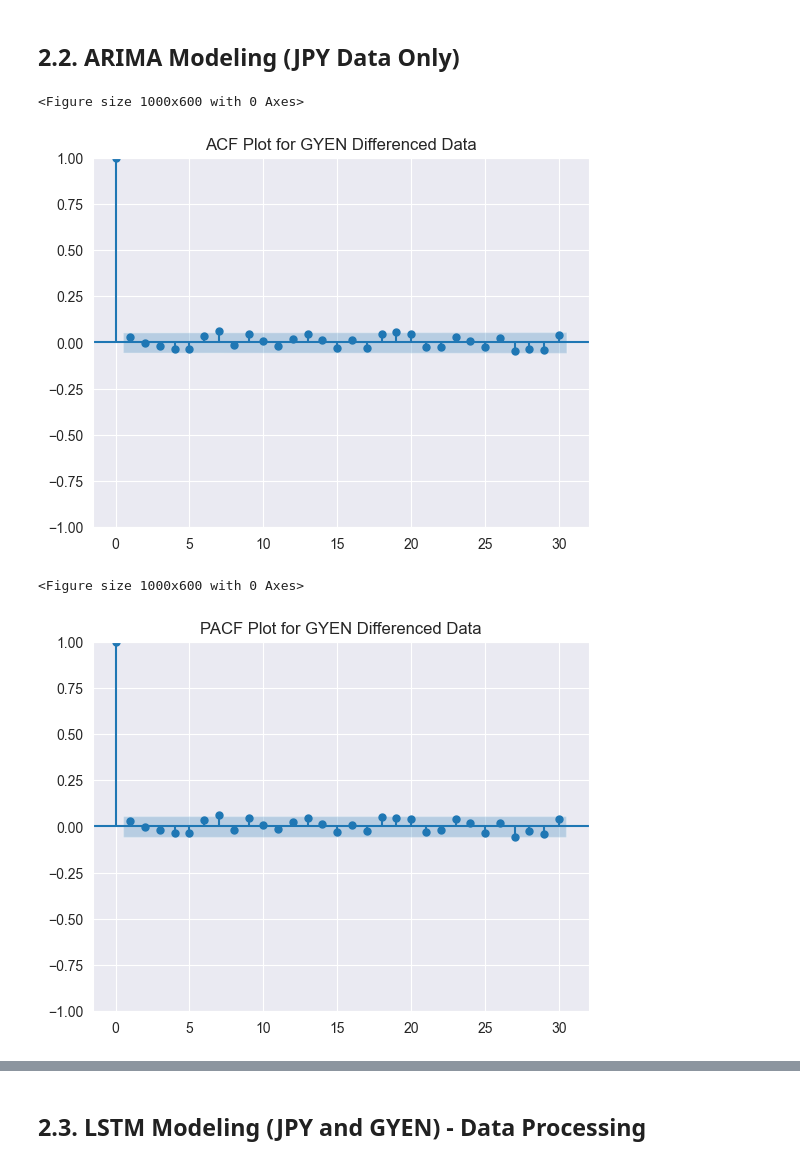
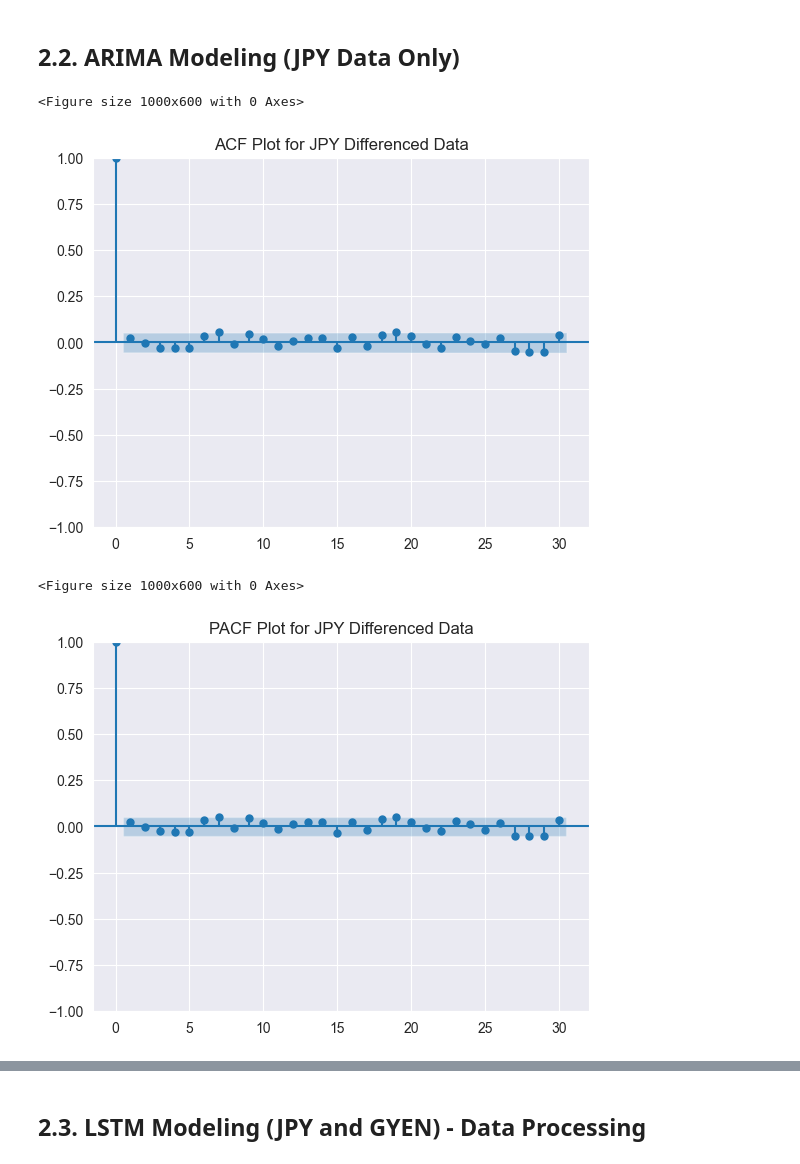
Before and after one commit to joodevs/algo-trader, a Jupyter notebook: gyen-yen-analysis.ipynb, the cells around one changed output, grey strips where cells are left out. Saved outputs shown, nothing was run; the diff lists cells and outputs as text; code cells hidden in the pictures.

```diff
--- a/gyen-yen-analysis.ipynb
+++ b/gyen-yen-analysis.ipynb
@@ -407,23 +399,23 @@ Therefore, considering both the AIC/BIC values and the improved ACF/PACF plots,
 # %%
 from statsmodels.graphics.tsaplots import plot_acf, plot_pacf
 import matplotlib.pyplot as plt
 
 # Plot ACF for GYEN
 plt.figure(figsize=(10, 6))
 plot_acf(jpy_usd['Close_diff'].dropna(), lags=30)
-plt.title('ACF Plot for GYEN Differenced Data')
+plt.title('ACF Plot for JPY Differenced Data')
 plt.show()
 
 # Plot PACF for GYEN
 plt.figure(figsize=(10, 6))
 plot_pacf(jpy_usd['Close_diff'].dropna(), lags=30)
-plt.title('PACF Plot for GYEN Differenced Data')
+plt.title('PACF Plot for JPY Differenced Data')
 plt.show()
 # %% [output]
 <Figure size 1000x600 with 0 Axes>
-[figure, old version]
+[figure, new version]
 <Figure size 1000x600 with 0 Axes>
-[figure, old version]
+[figure, new version]
 # %%
 from pmdarima import auto_arima
 
```
Also changed, not shown: parts of 16 cells of this notebook.
